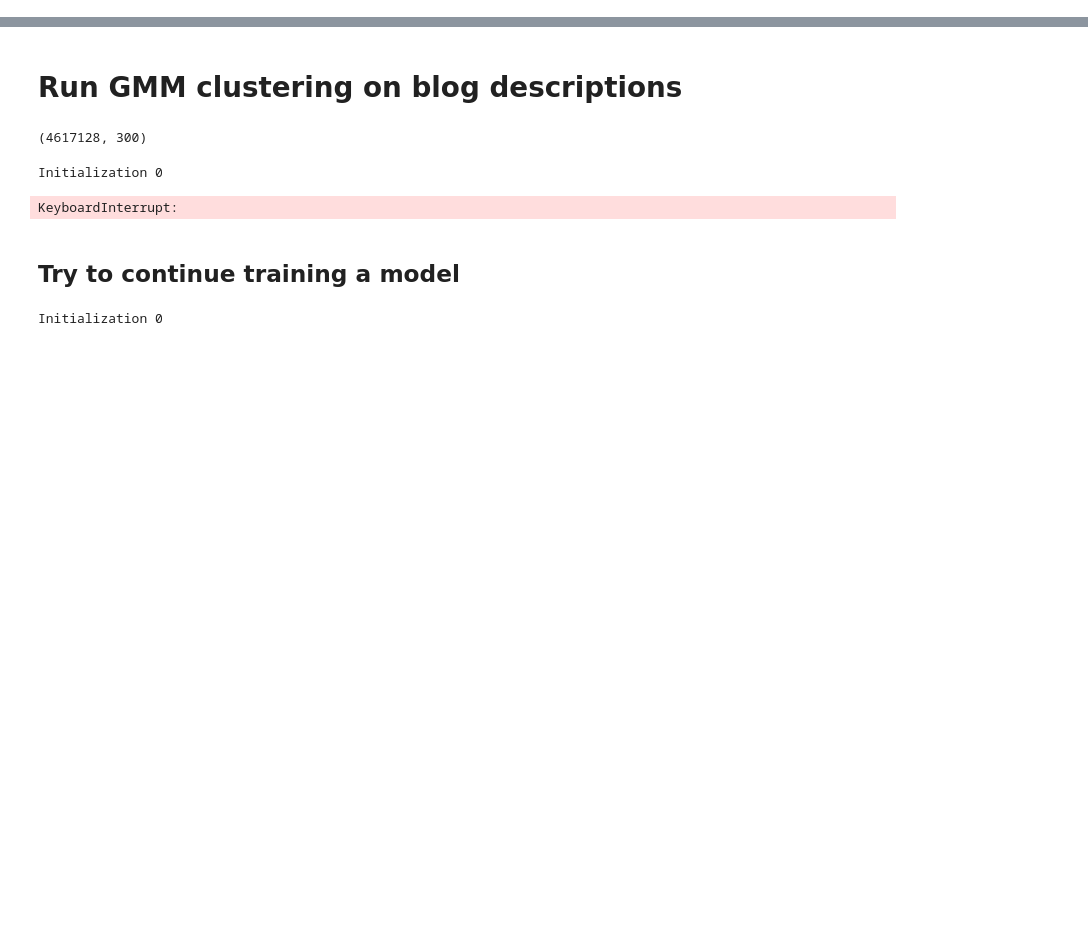
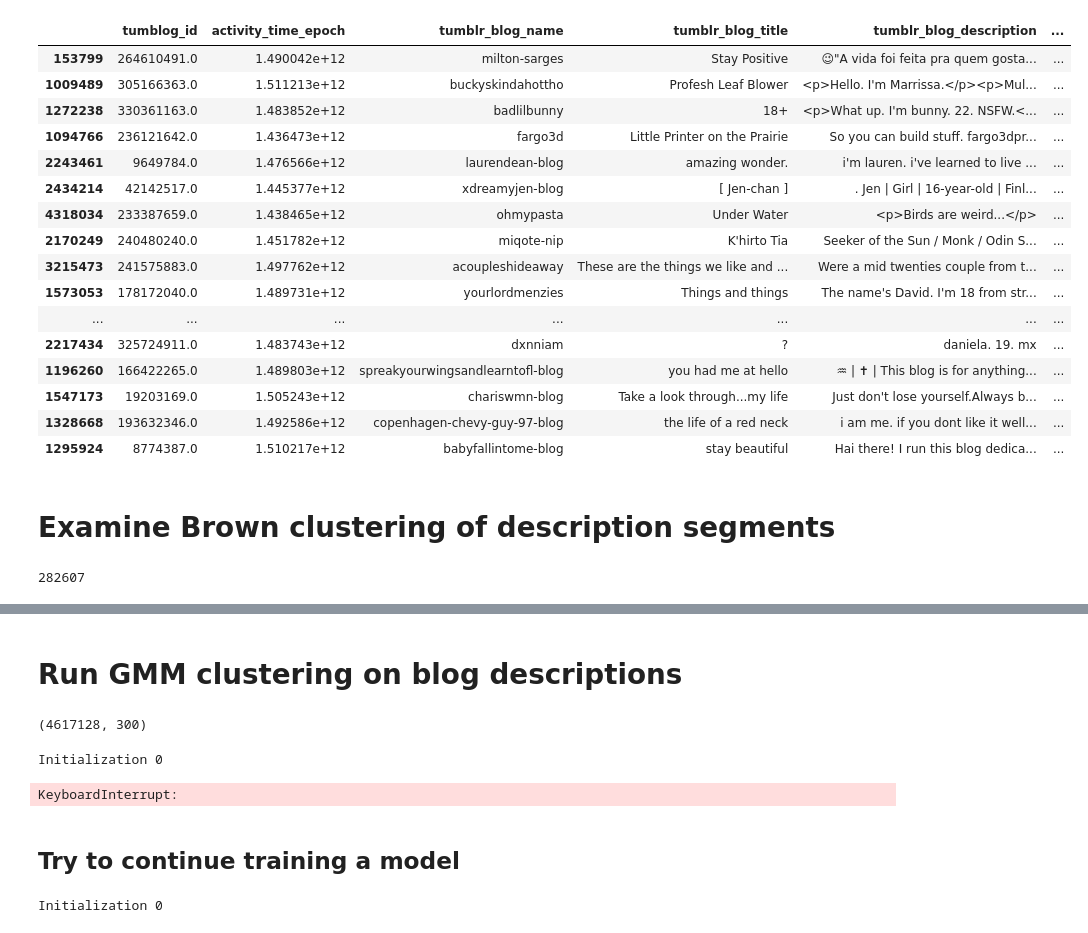
Before and after one commit to michaelmilleryoder/tumblr-scripts, a Jupyter notebook: jupyter/blog_descriptions_experiments.ipynb, the cells around one changed output, grey strips where cells are left out. Saved outputs shown, nothing was run; the diff lists cells and outputs as text; code cells hidden in the pictures; blank space fills up the shorter version.

```diff
--- a/jupyter/blog_descriptions_experiments.ipynb
+++ b/jupyter/blog_descriptions_experiments.ipynb
@@ -17,0 +27,5 @@ from pprint import pprint
+# %%
+# Load descriptions
+list_desc_data = pd.read_pickle('/usr0/home/mamille2/tumblr/data/list_descriptions.pkl')
+print(len(list_desc_data))
+print(list_desc_data.columns)
@@ -17,0 +41,33 @@ from pprint import pprint
+# %%
+pd.set_option('display.max_colwidth', 999)
+# %%
+samp = list_desc_data.sample(30)
+samp
+# %% [output]
+|  | tumblog_id | activity_time_epoch | tumblr_blog_name | tumblr_blog_title | tumblr_blog_description | ... |
+| 153799 | 264610491.0 | 1.490042e+12 | milton-sarges | Stay Positive | 😉"A vida foi feita pra quem gosta... | ... |
+| 1009489 | 305166363.0 | 1.511213e+12 | buckyskindahottho | Profesh Leaf Blower | <p>Hello. I'm Marrissa.</p><p>Mul... | ... |
+| 1272238 | 330361163.0 | 1.483852e+12 | badlilbunny | 18+ | <p>What up. I'm bunny. 22. NSFW.<... | ... |
+| 1094766 | 236121642.0 | 1.436473e+12 | fargo3d | Little Printer on the Prairie | So you can build stuff. fargo3dpr... | ... |
+| 2243461 | 9649784.0 | 1.476566e+12 | laurendean-blog | amazing wonder. | i'm lauren. i've learned to live ... | ... |
+| 2434214 | 42142517.0 | 1.445377e+12 | xdreamyjen-blog | [ Jen-chan ] | . Jen | Girl | 16-year-old | Finl... | ... |
+| 4318034 | 233387659.0 | 1.438465e+12 | ohmypasta | Under Water | <p>Birds are weird...</p> | ... |
+| 2170249 | 240480240.0 | 1.451782e+12 | miqote-nip | K'hirto Tia | Seeker of the Sun / Monk / Odin S... | ... |
+| 3215473 | 241575883.0 | 1.497762e+12 | acoupleshideaway | These are the things we like and ... | Were a mid twenties couple from t... | ... |
+| 1573053 | 178172040.0 | 1.489731e+12 | yourlordmenzies | Things and things | The name's David. I'm 18 from str... | ... |
+| ... | ... | ... | ... | ... | ... | ... |
+| 2217434 | 325724911.0 | 1.483743e+12 | dxnniam | ? | daniela. 19. mx | ... |
+| 1196260 | 166422265.0 | 1.489803e+12 | spreakyourwingsandlearntofl-blog | you had me at hello | ♒ | ✝ | This blog is for anything... | ... |
+| 1547173 | 19203169.0 | 1.505243e+12 | chariswmn-blog | Take a look through...my life | Just don't lose yourself.Always b... | ... |
+| 1328668 | 193632346.0 | 1.492586e+12 | copenhagen-chevy-guy-97-blog | the life of a red neck | i am me. if you dont like it well... | ... |
+| 1295924 | 8774387.0 | 1.510217e+12 | babyfallintome-blog | stay beautiful | Hai there! I run this blog dedica... | ... |
+# %% [markdown]
+# Examine Brown clustering of description segments
+# %%
+with open('/usr0/home/mamille2/brown-cluster/desc_segments_20-c50-p1.out/paths') as f:
+# with open('/usr0/home/mamille2/brown-cluster/desc_segments_20_freq-c50-p1.out/paths') as f:
+    lines = f.read().splitlines()
+
+len(lines)
+# %% [output]
+282607
```
Also changed, not shown: parts of 23 cells of this notebook, 6 other files.
